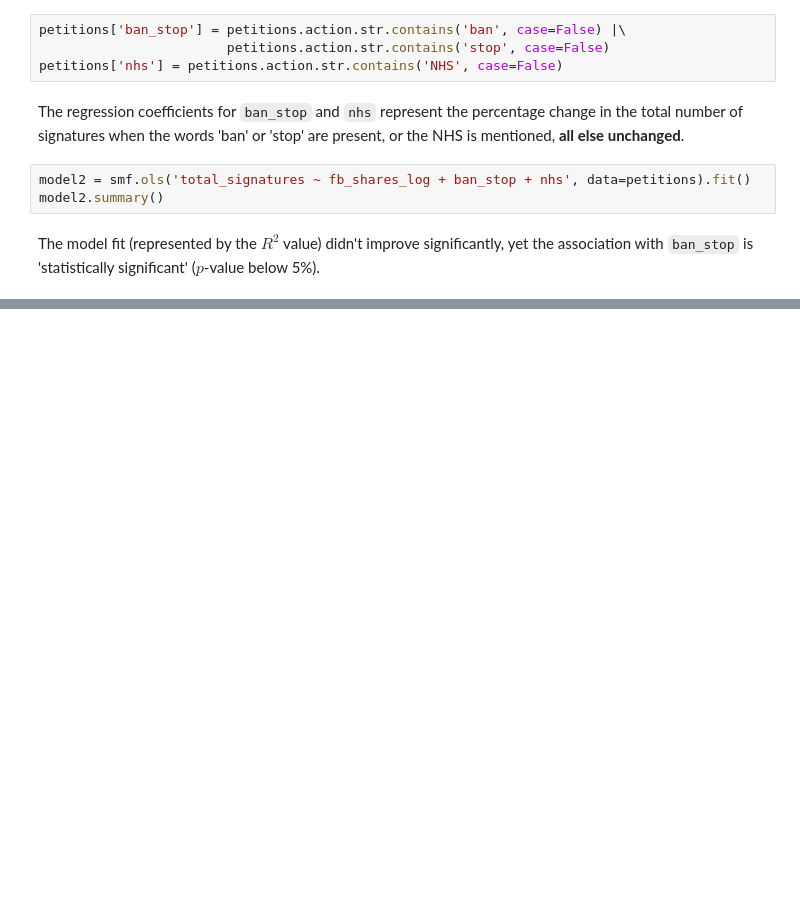
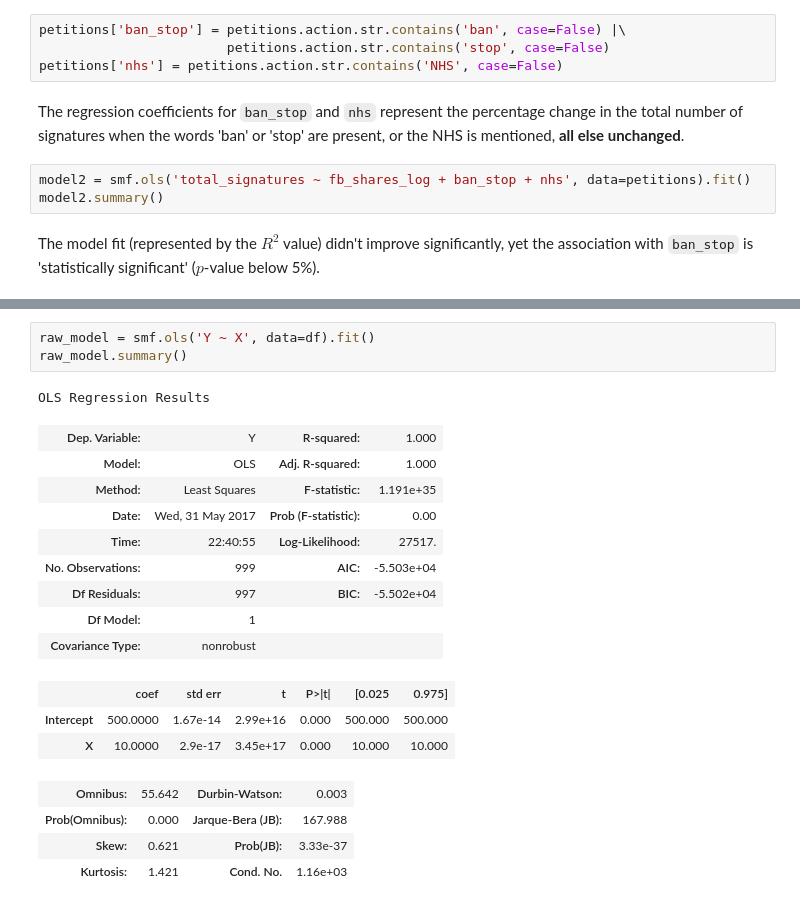
Before and after one commit to Vinh-CHUC/general-assembly-data-science, a Jupyter notebook: 5-WebScrapingAndAPIs/Facebook_shares_of_online_petitions_starter.ipynb, the cells around one changed output, grey strips where cells are left out. Drawn from its saved outputs; the diff is of its cells as text; blank space fills up the shorter version.

```diff
--- a/5-WebScrapingAndAPIs/Facebook_shares_of_online_petitions_starter.ipynb
+++ b/5-WebScrapingAndAPIs/Facebook_shares_of_online_petitions_starter.ipynb
@@ -315,0 +328,21 @@ The model fit (represented by the $R^{2}$ value) didn't improve significantly, y
+# %%
+raw_model = smf.ols('Y ~ X', data=df).fit()
+raw_model.summary()
+# %% [output]
+OLS Regression Results
+| Dep. Variable: | Y | R-squared: | 1.000 |
+| Model: | OLS | Adj. R-squared: | 1.000 |
+| Method: | Least Squares | F-statistic: | 1.191e+35 |
+| Date: | Wed, 31 May 2017 | Prob (F-statistic): | 0.00 |
+| Time: | 22:40:55 | Log-Likelihood: | 27517. |
+| No. Observations: | 999 | AIC: | -5.503e+04 |
+| Df Residuals: | 997 | BIC: | -5.502e+04 |
+| Df Model: | 1 |  |  |
+| Covariance Type: | nonrobust |  |  |
+|  | coef | std err | t | P>|t| | [0.025 | 0.975] |
+| Intercept | 500.0000 | 1.67e-14 | 2.99e+16 | 0.000 | 500.000 | 500.000 |
+| X | 10.0000 | 2.9e-17 | 3.45e+17 | 0.000 | 10.000 | 10.000 |
+| Omnibus: | 55.642 | Durbin-Watson: | 0.003 |
+| Prob(Omnibus): | 0.000 | Jarque-Bera (JB): | 167.988 |
+| Skew: | 0.621 | Prob(JB): | 3.33e-37 |
+| Kurtosis: | 1.421 | Cond. No. | 1.16e+03 |
```
Also changed, not shown: parts of 5 cells of this notebook.
